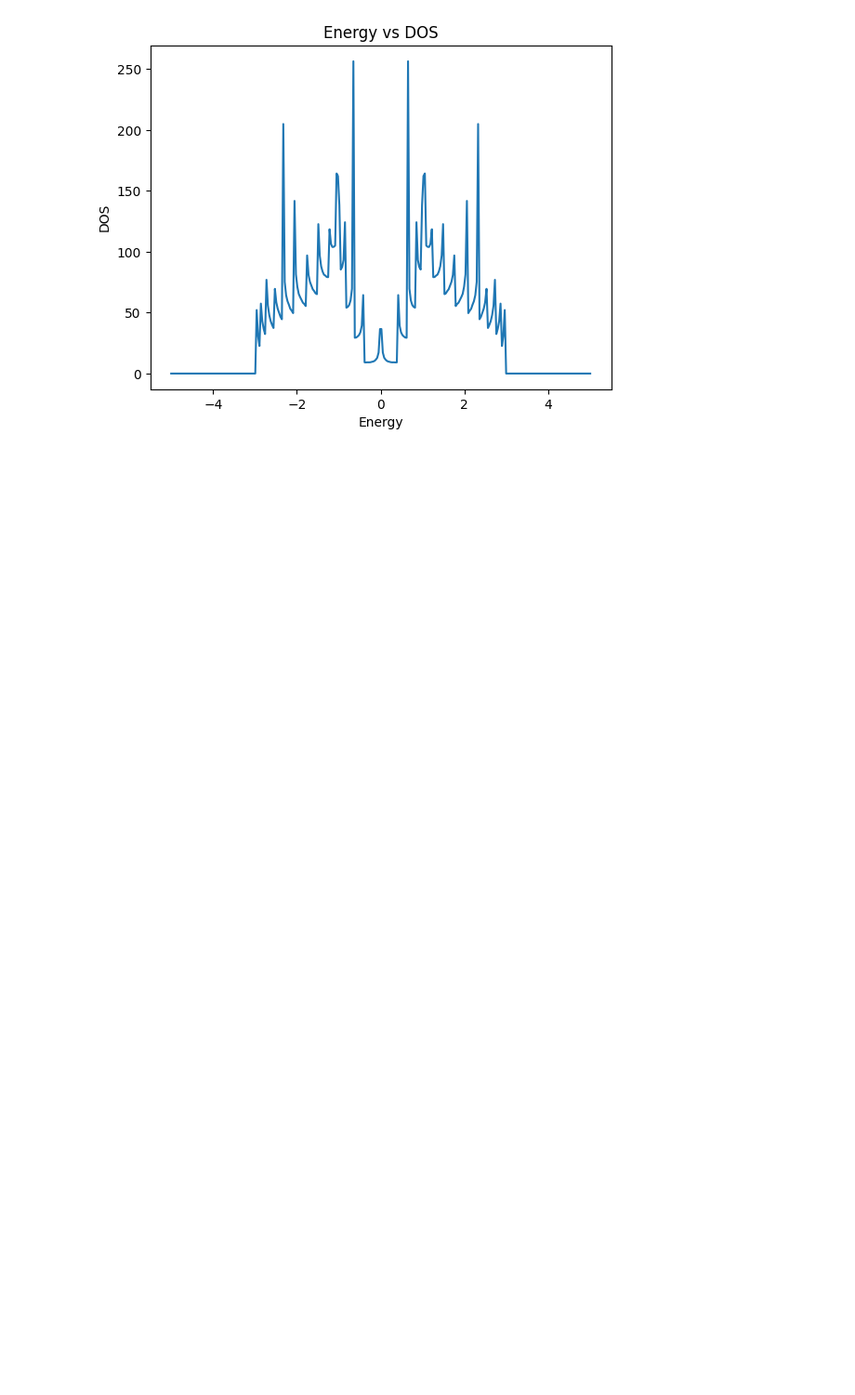
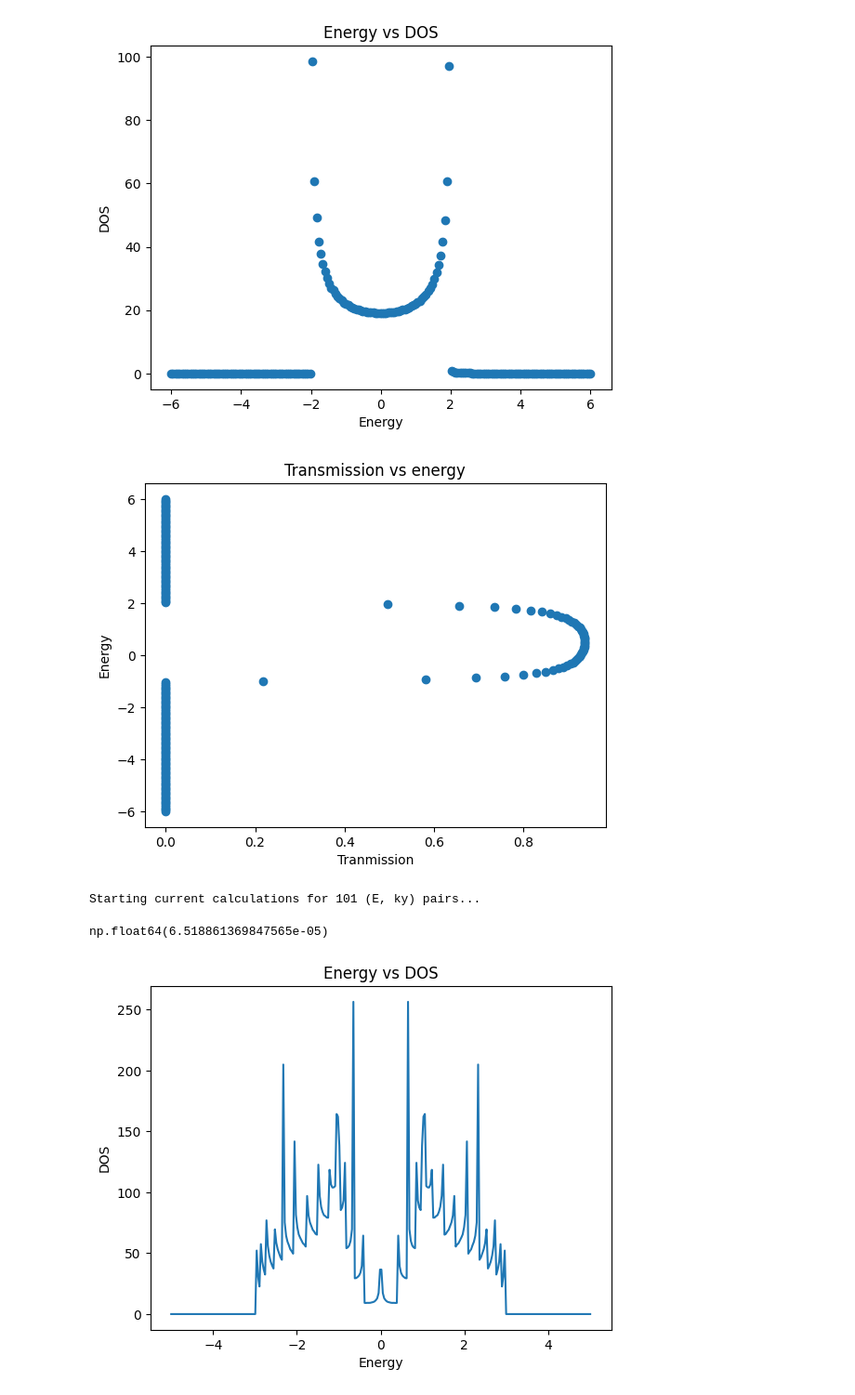
Before and after one commit to nandandiwan/transistorNEGF, a Jupyter notebook: src/test_systems/test.ipynb, the cells around one changed output. Shown at 93% size. Saved outputs shown, nothing was run; the diff lists cells and outputs as text; code cells hidden in the pictures; blank space fills up the shorter version.

Commit message:
plotter + current

```diff
--- a/src/test_systems/test.ipynb
+++ b/src/test_systems/test.ipynb
@@ -8,29 +8,37 @@ import matplotlib.pyplot as plt
 # %%
 ham = Hamiltonian("one_d_wire")
 gf = GreensFunction(ham)
-
+ham.Vs = 1
 
 energy = np.linspace(-6,6, 200)
 
 dos = [None] * 200
 
 for ide, e in enumerate(energy):
     dos[ide] = np.sum(gf.compute_density_of_states(E=e, self_energy_method="sancho_rubio"))
 plt.scatter(energy, dos)
 plt.ylabel('DOS')
 plt.xlabel('Energy')
 plt.title('Energy vs DOS')
 
 plt.show()
 
 for ide, e in enumerate(energy):
     dos[ide] = gf.compute_transmission(E=e)
 plt.scatter(dos, energy)
 plt.ylabel('Energy')
 plt.xlabel('Tranmission')
 plt.title('Transmission vs energy')
 
 plt.show()
+# %% [output]
+[figure, added]
+[figure, added]
+# %%
+gf.compute_total_current()
+# %% [output]
+Starting current calculations for 101 (E, ky) pairs...
+np.float64(6.518861369847565e-05)
 # %%
 
 hamiltonian = Hamiltonian("qpc")
```
Also changed, not shown: 9 other files.
